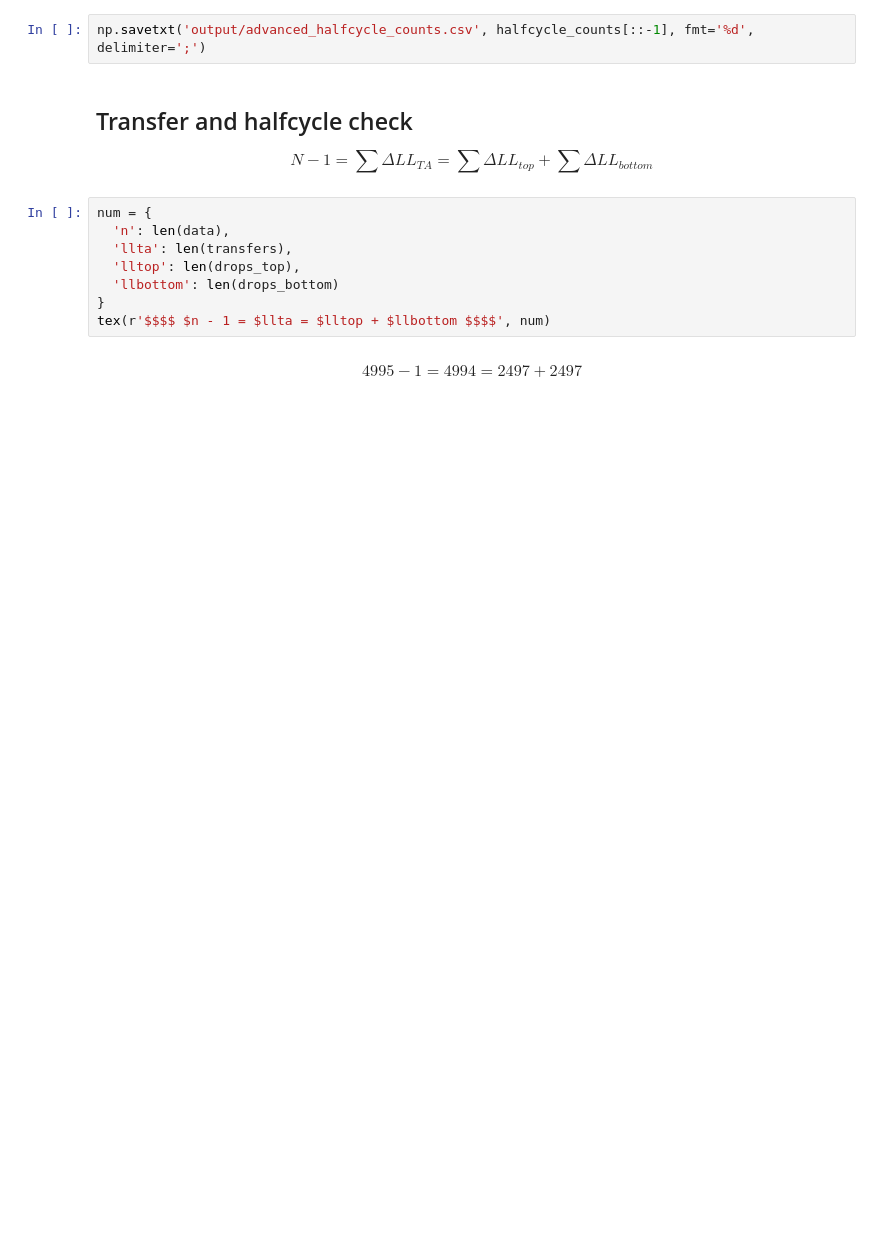
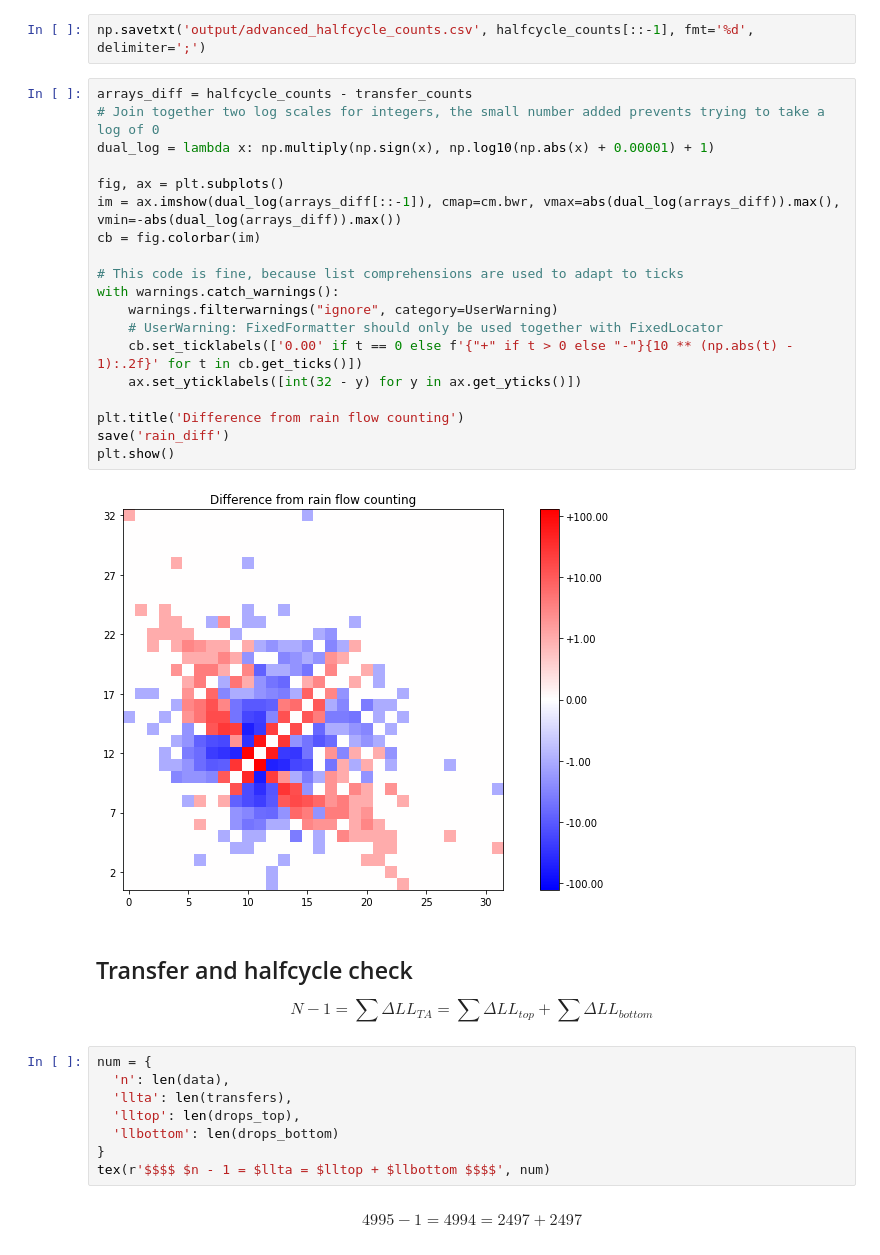
Before and after one commit to Maarrk/zidkl-article, a Jupyter notebook: advanced.ipynb, the cells around one changed output. Drawn from its saved outputs; the diff is of its cells as text; blank space fills up the shorter version.

```diff
--- a/advanced.ipynb
+++ b/advanced.ipynb
@@ -335,6 +356,27 @@ display(Markdown(table))
 | **1** | X |.|.|.|.|.|.|.|.|.|.|.|.|.|.|.|.|.|.|.|.|.|.| [1]|.|.|.|.|.|.|.|.|
 # %%
 np.savetxt('output/advanced_halfcycle_counts.csv', halfcycle_counts[::-1], fmt='%d', delimiter=';')
+# %%
+arrays_diff = halfcycle_counts - transfer_counts
+# Join together two log scales for integers, the small number added prevents trying to take a log of 0
+dual_log = lambda x: np.multiply(np.sign(x), np.log10(np.abs(x) + 0.00001) + 1)
+
+fig, ax = plt.subplots()
+im = ax.imshow(dual_log(arrays_diff[::-1]), cmap=cm.bwr, vmax=abs(dual_log(arrays_diff)).max(), vmin=-abs(dual_log(arrays_diff)).max())
+cb = fig.colorbar(im)
+
+# This code is fine, because list comprehensions are used to adapt to ticks
+with warnings.catch_warnings():
+    warnings.filterwarnings("ignore", category=UserWarning)
+    # UserWarning: FixedFormatter should only be used together with FixedLocator
+    cb.set_ticklabels(['0.00' if t == 0 else f'{"+" if t > 0 else "-"}{10 ** (np.abs(t) - 1):.2f}' for t in cb.get_ticks()])
+    ax.set_yticklabels([int(32 - y) for y in ax.get_yticks()])
+
+plt.title('Difference from rain flow counting')
+save('rain_diff')
+plt.show()
+# %% [output]
+[figure, added]
 # %% [markdown]
 ## Transfer and halfcycle check
 
```
Also changed, not shown: parts of 5 cells of this notebook, 2 other files.
